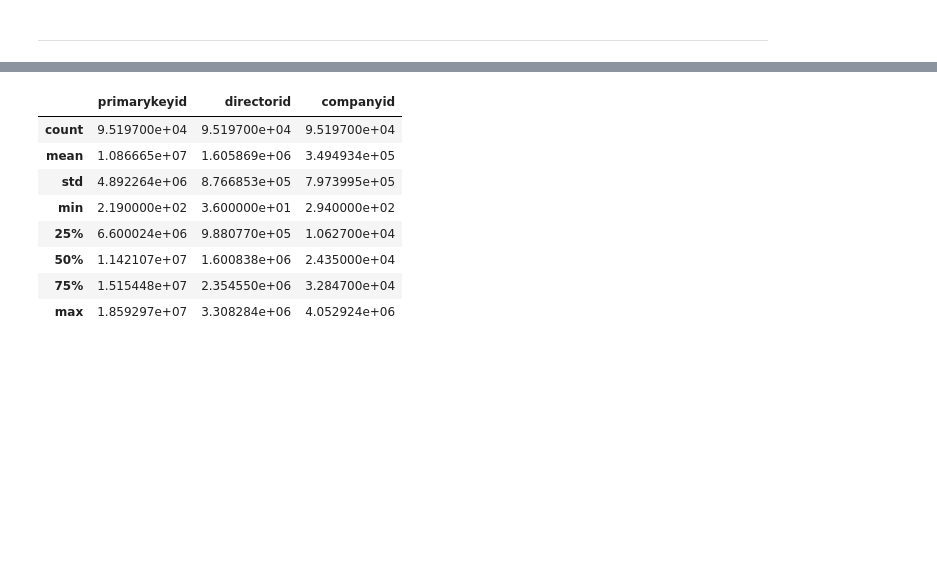
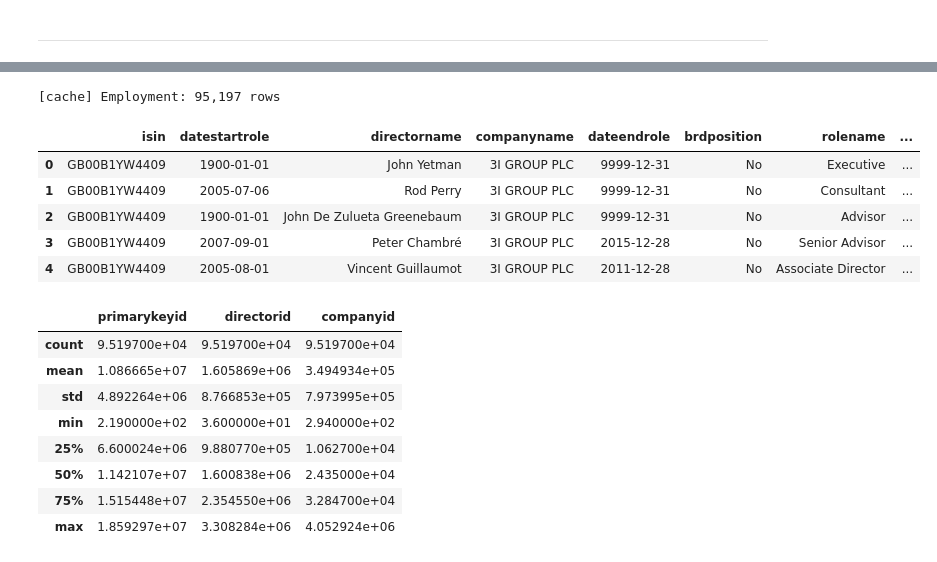
Before and after one commit to firrm/DAI, a Jupyter notebook: mission/proposals_st26/mission_proposal_Akbar-Zduńczyk.ipynb, the cells around one changed output, grey strips where cells are left out. Drawn from its saved outputs; the diff is of its cells as text; code cells hidden in the pictures; blank space fills up the shorter version.

```diff
--- a/mission/proposals_st26/mission_proposal_Akbar-Zduńczyk.ipynb
+++ b/mission/proposals_st26/mission_proposal_Akbar-Zduńczyk.ipynb
@@ -106,0 +98,18 @@ df_emp.head(3)
+# %%
+db = wrds.Connection()
+
+# Verify available BoardEx tables (run once to confirm table names)
+# boardex_tables = db.list_tables("boardex")
+# print([t for t in boardex_tables if any(k in t.lower() for k in ("company","remuner","employ","detail"))])
+
+def load_or_fetch(cache_path, query_fn, label=""):
+    """Load from local CSV cache; query WRDS and cache on first run."""
+    if cache_path.exists():
+        df = pd.read_csv(cache_path)
+        print(f"[cache] {label}: {len(df):,} rows")
+    else:
+        print(f"[WRDS]  {label}: querying...")
+        df = query_fn()
+        df.to_csv(cache_path, index=False)
+        print(f"[WRDS]  {label}: {len(df):,} rows — cached to {cache_path.name}")
+    return df
@@ -107,3 +206,28 @@ df_emp.head(3)
+# %%
+def _fetch_emp():
+    # Chunk ISINs to stay well under SQL IN-clause limits
+    chunk_size = 500
+    parts = []
+    isin_list = df_sxxp["ISIN"].dropna().str.strip().str.upper().unique().tolist()
+    for i in range(0, len(isin_list), chunk_size):
+        chunk = tuple(isin_list[i:i + chunk_size])
+        parts.append(db.raw_sql("""
+            SELECT isin, directorid, rolename, datestartrole, dateendrole
+            FROM boardex.eur_wrds_dir_profile_emp
+            WHERE isin IN %(isins)s
+        """, params={"isins": chunk}))
+    return pd.concat(parts, ignore_index=True)
+
+df_emp = load_or_fetch(DATA_DIR / "executives_employment.csv", _fetch_emp, "Employment")
+df_emp.head()
+# %% [output]
+[cache] Employment: 95,197 rows
+|  | isin | datestartrole | directorname | companyname | dateendrole | brdposition | rolename | ... |
+| 0 | GB00B1YW4409 | 1900-01-01 | John Yetman | 3I GROUP PLC | 9999-12-31 | No | Executive | ... |
+| 1 | GB00B1YW4409 | 2005-07-06 | Rod Perry | 3I GROUP PLC | 9999-12-31 | No | Consultant | ... |
+| 2 | GB00B1YW4409 | 1900-01-01 | John De Zulueta Greenebaum | 3I GROUP PLC | 9999-12-31 | No | Advisor | ... |
+| 3 | GB00B1YW4409 | 2007-09-01 | Peter Chambré | 3I GROUP PLC | 2015-12-28 | No | Senior Advisor | ... |
+| 4 | GB00B1YW4409 | 2005-08-01 | Vincent Guillaumot | 3I GROUP PLC | 2011-12-28 | No | Associate Director | ... |
 # %%
 display(df_emp.describe())
 display(df_emp.describe(include="object"))
```
Also changed, not shown: parts of 28 cells of this notebook.
